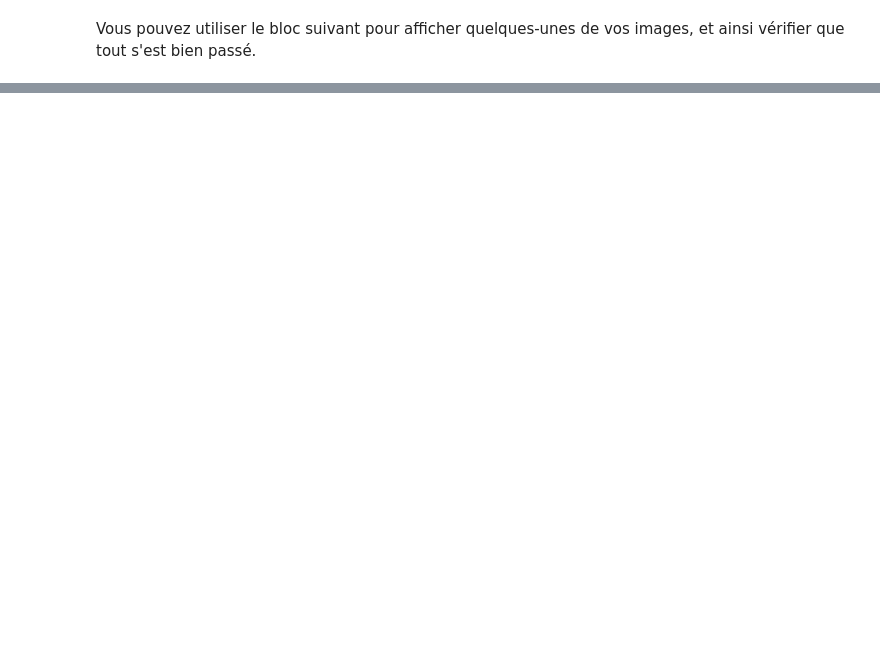
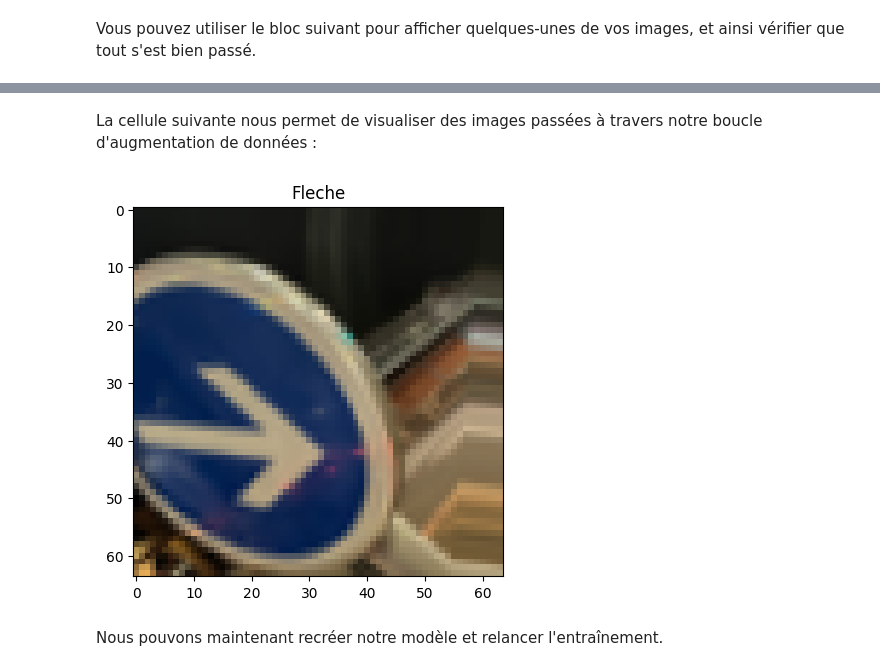
Before and after one commit to aichabenna/DeepLearning, a Jupyter notebook: Projet.ipynb, the cells around one changed output, grey strips where cells are left out. Saved outputs shown, nothing was run; the diff lists cells and outputs as text; code cells hidden in the pictures; blank space fills up the shorter version.

```diff
--- a/Projet.ipynb
+++ b/Projet.ipynb
@@ -86,0 +226,20 @@ plt.show()
+# %%
+from tensorflow.keras.preprocessing.image import ImageDataGenerator
+
+train_datagen = ImageDataGenerator(
+    rotation_range=20,
+    width_shift_range=0.2,
+    height_shift_range=0.2,
+    zoom_range=0.2)
+# %% [markdown]
+La cellule suivante nous permet de visualiser des images passées à travers notre boucle d'augmentation de données :
+# %%
+example_x, example_y = train_datagen.flow(x_train, y_train, batch_size=1).next()
+for i in range(0,1):
+    plt.imshow(example_x[i]/255)
+    plt.title(labels[int(example_y[i])])
+    plt.show()
+# %% [output]
+[figure, added]
+# %% [markdown]
+Nous pouvons maintenant recréer notre modèle et relancer l'entraînement.
```
Also changed, not shown: parts of 26 cells of this notebook.
